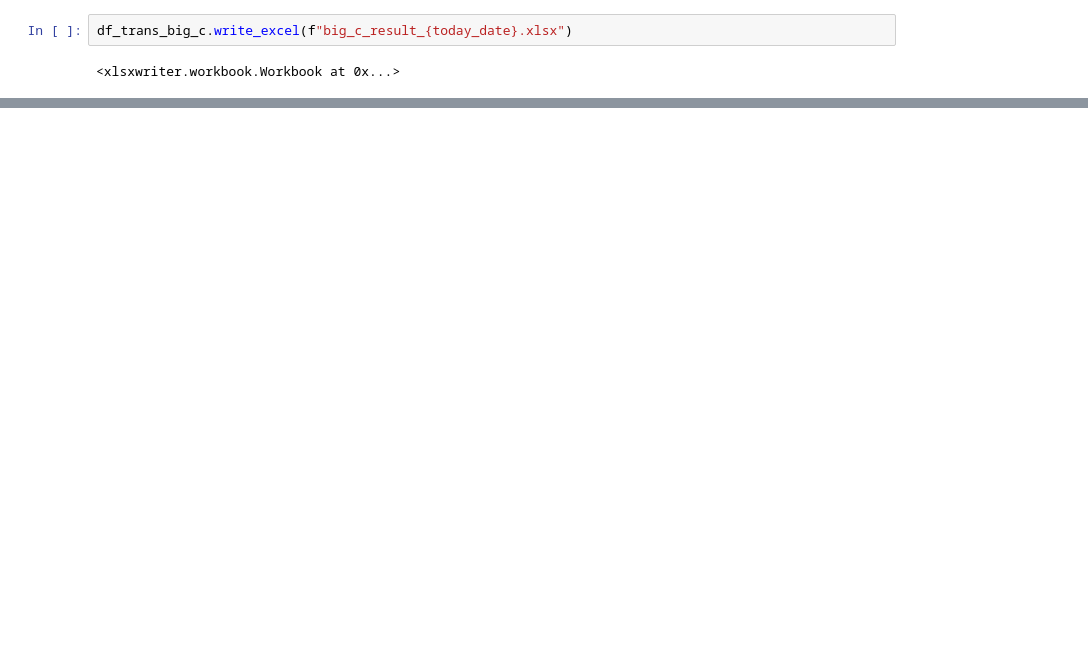
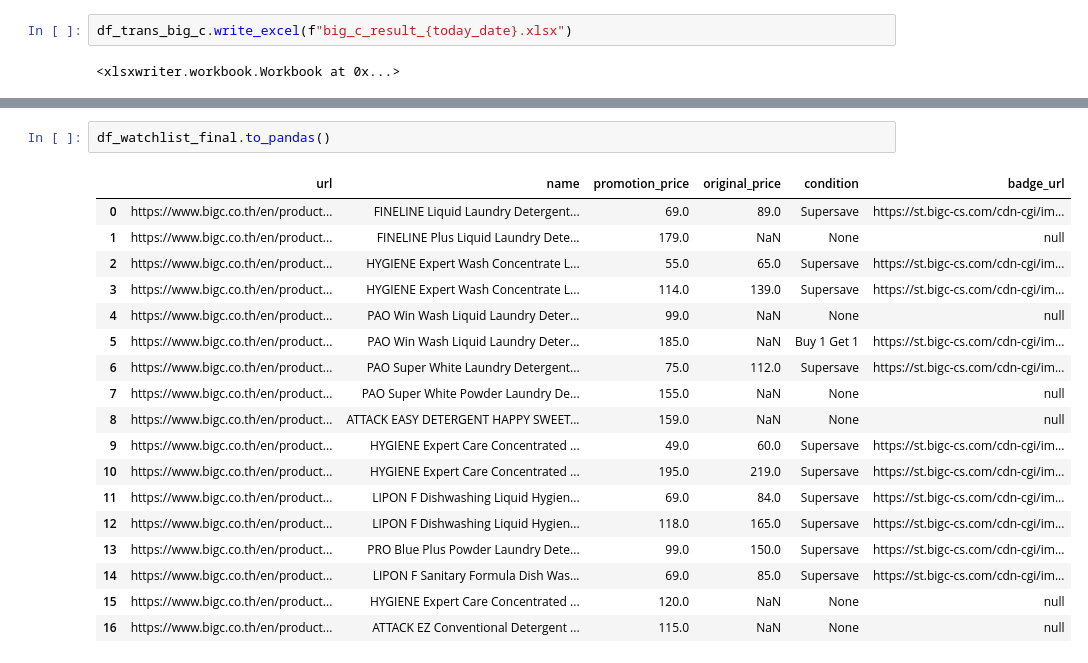
Before and after one commit to chaunijs/onlineshoppingprice, a Jupyter notebook: big_C_cloudflare.ipynb, the cells around one changed output, grey strips where cells are left out. Drawn from its saved outputs; the diff is of its cells as text; blank space fills up the shorter version.

```diff
--- a/big_C_cloudflare.ipynb
+++ b/big_C_cloudflare.ipynb
@@ -729,0 +958,21 @@ df_trans_big_c.write_excel(f"big_c_result_{today_date}.xlsx")
+# %%
+df_watchlist_final.to_pandas()
+# %% [output]
+|  | url | name | promotion_price | original_price | condition | badge_url |
+| 0 | https://www.bigc.co.th/en/product... | FINELINE Liquid Laundry Detergent... | 69.0 | 89.0 | Supersave | https://st.bigc-cs.com/cdn-cgi/im... |
+| 1 | https://www.bigc.co.th/en/product... | FINELINE Plus Liquid Laundry Dete... | 179.0 | NaN | None | null |
+| 2 | https://www.bigc.co.th/en/product... | HYGIENE Expert Wash Concentrate L... | 55.0 | 65.0 | Supersave | https://st.bigc-cs.com/cdn-cgi/im... |
+| 3 | https://www.bigc.co.th/en/product... | HYGIENE Expert Wash Concentrate L... | 114.0 | 139.0 | Supersave | https://st.bigc-cs.com/cdn-cgi/im... |
+| 4 | https://www.bigc.co.th/en/product... | PAO Win Wash Liquid Laundry Deter... | 99.0 | NaN | None | null |
+| 5 | https://www.bigc.co.th/en/product... | PAO Win Wash Liquid Laundry Deter... | 185.0 | NaN | Buy 1 Get 1 | https://st.bigc-cs.com/cdn-cgi/im... |
+| 6 | https://www.bigc.co.th/en/product... | PAO Super White Laundry Detergent... | 75.0 | 112.0 | Supersave | https://st.bigc-cs.com/cdn-cgi/im... |
+| 7 | https://www.bigc.co.th/en/product... | PAO Super White Powder Laundry De... | 155.0 | NaN | None | null |
+| 8 | https://www.bigc.co.th/en/product... | ATTACK EASY DETERGENT HAPPY SWEET... | 159.0 | NaN | None | null |
+| 9 | https://www.bigc.co.th/en/product... | HYGIENE Expert Care Concentrated ... | 49.0 | 60.0 | Supersave | https://st.bigc-cs.com/cdn-cgi/im... |
+| 10 | https://www.bigc.co.th/en/product... | HYGIENE Expert Care Concentrated ... | 195.0 | 219.0 | Supersave | https://st.bigc-cs.com/cdn-cgi/im... |
+| 11 | https://www.bigc.co.th/en/product... | LIPON F Dishwashing Liquid Hygien... | 69.0 | 84.0 | Supersave | https://st.bigc-cs.com/cdn-cgi/im... |
+| 12 | https://www.bigc.co.th/en/product... | LIPON F Dishwashing Liquid Hygien... | 118.0 | 165.0 | Supersave | https://st.bigc-cs.com/cdn-cgi/im... |
+| 13 | https://www.bigc.co.th/en/product... | PRO Blue Plus Powder Laundry Dete... | 99.0 | 150.0 | Supersave | https://st.bigc-cs.com/cdn-cgi/im... |
+| 14 | https://www.bigc.co.th/en/product... | LIPON F Sanitary Formula Dish Was... | 69.0 | 85.0 | Supersave | https://st.bigc-cs.com/cdn-cgi/im... |
+| 15 | https://www.bigc.co.th/en/product... | HYGIENE Expert Care Concentrated ... | 120.0 | NaN | None | null |
+| 16 | https://www.bigc.co.th/en/product... | ATTACK EZ Conventional Detergent ... | 115.0 | NaN | None | null |
```
Also changed, not shown: parts of 14 cells of this notebook.
